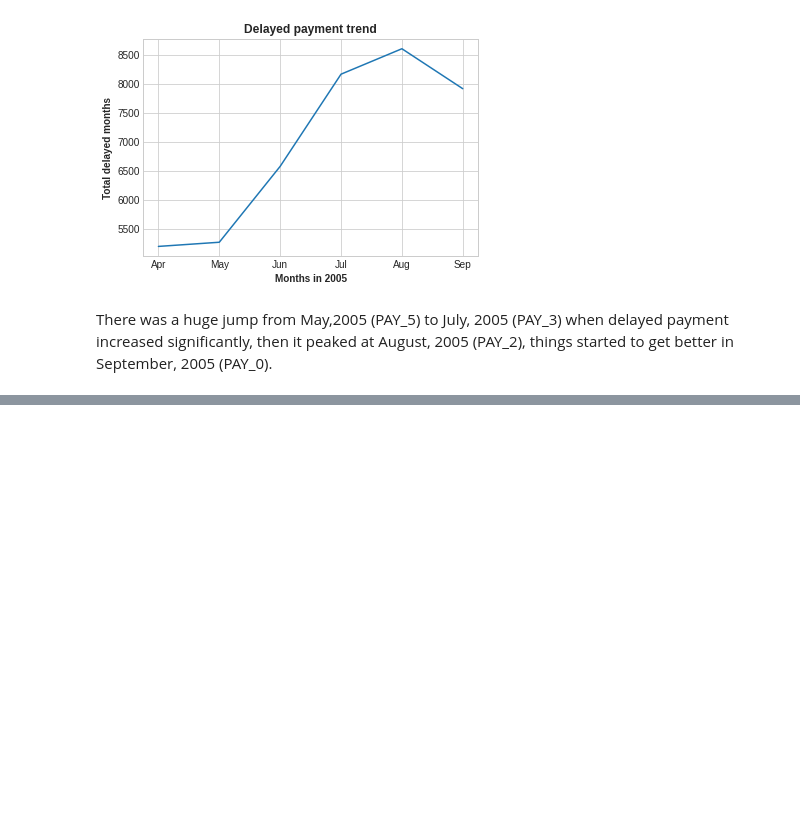
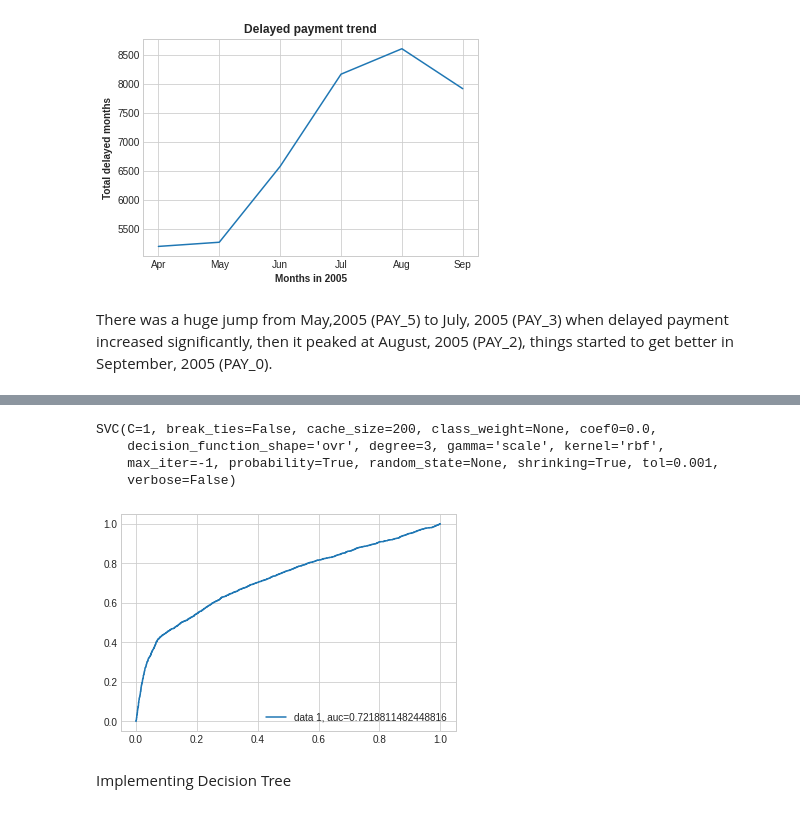
Before and after one commit to choudhurysibani120/credit-card-default-prediction, a Jupyter notebook: Team_Notebook_of_Credit_Card_Default_Prediction_Capstone_Project.ipynb, the cells around one changed output, grey strips where cells are left out. Saved outputs shown, nothing was run; the diff lists cells and outputs as text; code cells hidden in the pictures; blank space fills up the shorter version.

```diff
--- a/Team_Notebook_of_Credit_Card_Default_Prediction_Capstone_Project.ipynb
+++ b/Team_Notebook_of_Credit_Card_Default_Prediction_Capstone_Project.ipynb
@@ -421,0 +329,3 @@ plt.show()
+# %%
+X=credit_df[set(credit_df.columns)-{'default payment next month'}]
+y=credit_df[{'default payment next month'}]
@@ -421,0 +337,3 @@ plt.show()
+# %%
+grid_clf = GridSearchCV(SVC(probability=True), param_grid, scoring = 'accuracy', n_jobs = -1, verbose = 3, cv = 3)
+grid_clf.fit(X_train, y_train)
@@ -421,0 +355,2 @@ plt.show()
+# %%
+optimal_SVC_clf = grid_clf.best_estimator_
@@ -421,0 +427,7 @@ plt.show()
+# %%
+optimal_SVC_clf
+# %% [output]
+SVC(C=1, break_ties=False, cache_size=200, class_weight=None, coef0=0.0,
+    decision_function_shape='ovr', degree=3, gamma='scale', kernel='rbf',
+    max_iter=-1, probability=True, random_state=None, shrinking=True, tol=0.001,
+    verbose=False)
@@ -421,0 +439,13 @@ plt.show()
+# %%
+y_pred_proba_SVC = optimal_SVC_clf.predict_proba(X_test)[::,1]
+# %%
+# ROC AUC CURVE
+fpr, tpr, _ = roc_curve(y_test,  y_pred_proba_SVC)
+auc = roc_auc_score(y_test, y_pred_proba_SVC)
+plt.plot(fpr,tpr,label="data 1, auc="+str(auc))
+plt.legend(loc=4)
+plt.show()
+# %% [output]
+[figure, added]
+# %% [markdown]
+Implementing Decision Tree
```
Also changed, not shown: parts of 69 cells of this notebook.
